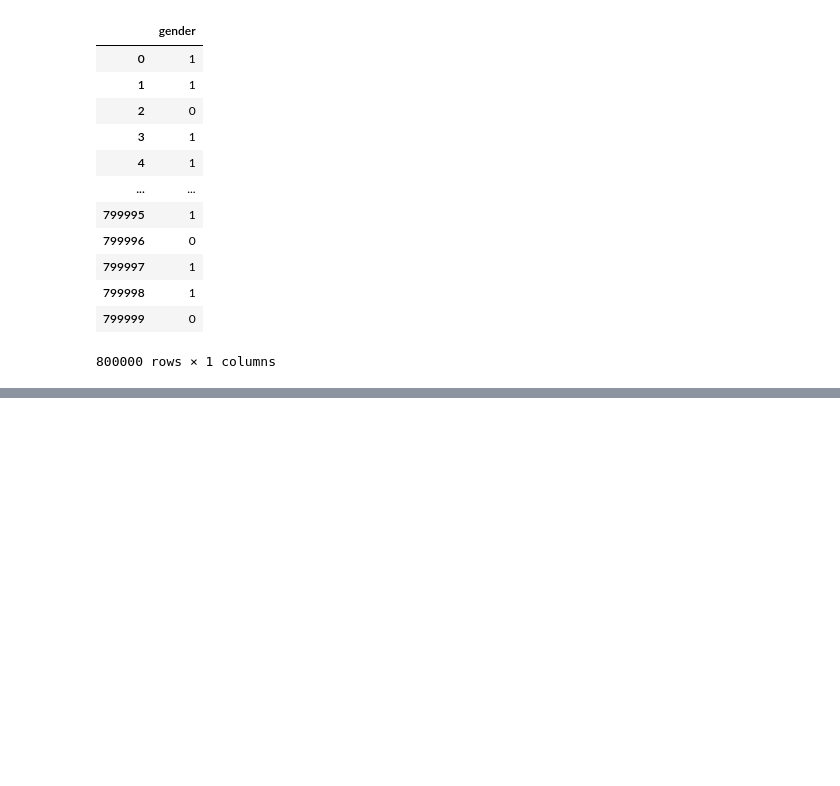
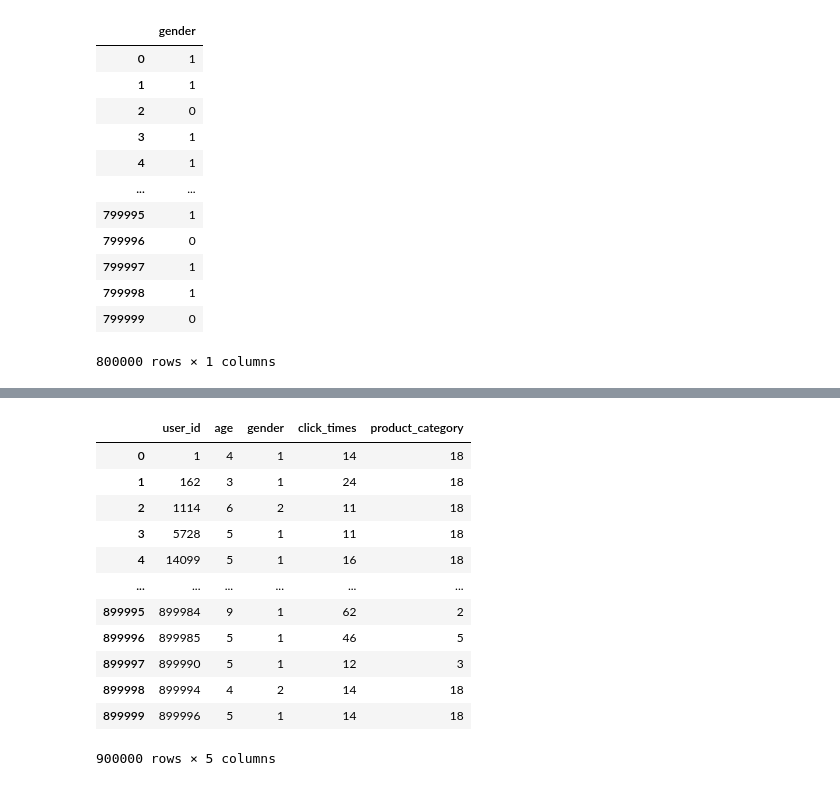
Before and after one commit to lx1374327576/xzwbsrz_pre, a Jupyter notebook: lx_test/pre_test1.ipynb, the cells around one changed output, grey strips where cells are left out. Cells and saved outputs as stored; diff of their text form; code cells hidden in the pictures; blank space fills up the shorter version.

```diff
--- a/lx_test/pre_test1.ipynb
+++ b/lx_test/pre_test1.ipynb
@@ -316,0 +338,2 @@ print('accurency:', Y_tmp[Y_tmp<0.5].count()/800000)
+# %%
+df.drop('creative_id', axis = 1, inplace=True)
@@ -316,0 +342,16 @@ print('accurency:', Y_tmp[Y_tmp<0.5].count()/800000)
+# %%
+pd.get_dummies(df)
+# %% [output]
+|  | user_id | age | gender | click_times | product_category |
+| 0 | 1 | 4 | 1 | 14 | 18 |
+| 1 | 162 | 3 | 1 | 24 | 18 |
+| 2 | 1114 | 6 | 2 | 11 | 18 |
+| 3 | 5728 | 5 | 1 | 11 | 18 |
+| 4 | 14099 | 5 | 1 | 16 | 18 |
+| ... | ... | ... | ... | ... | ... |
+| 899995 | 899984 | 9 | 1 | 62 | 2 |
+| 899996 | 899985 | 5 | 1 | 46 | 5 |
+| 899997 | 899990 | 5 | 1 | 12 | 3 |
+| 899998 | 899994 | 4 | 2 | 14 | 18 |
+| 899999 | 899996 | 5 | 1 | 14 | 18 |
+900000 rows × 5 columns
```
Also changed, not shown: parts of 30 cells of this notebook.
